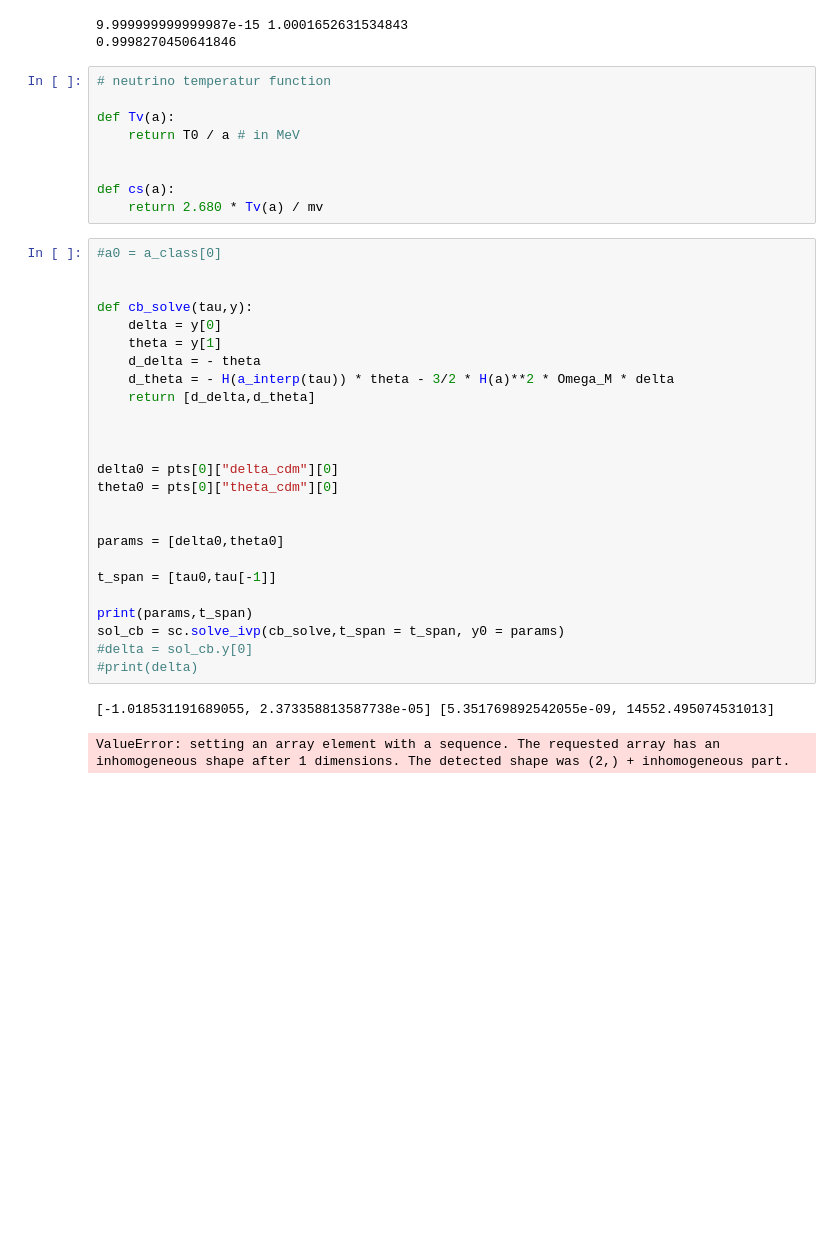
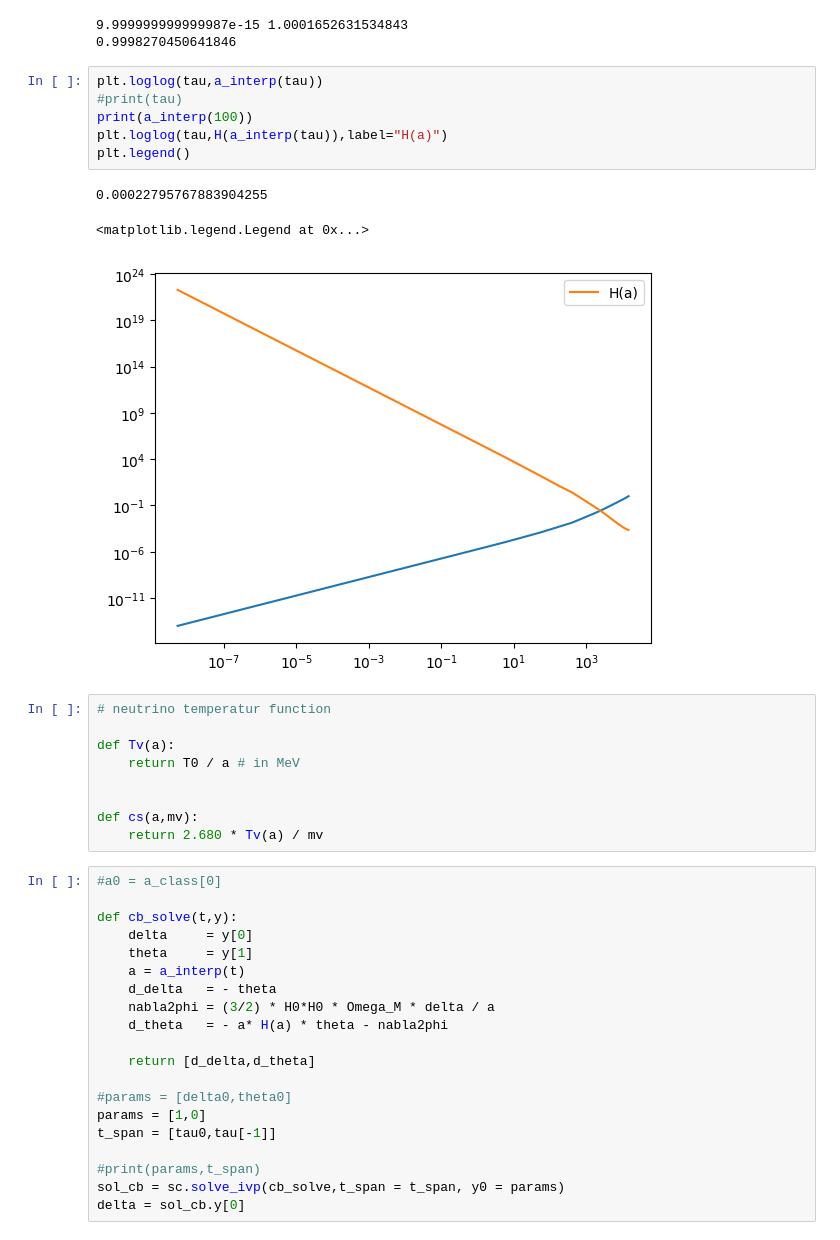
Before and after one commit to eriksteenberg/Power-spectrum-Test, a Jupyter notebook: cdm_cs_simulering.ipynb, the cells around one changed output. Saved outputs shown, nothing was run; the diff lists cells and outputs as text; blank space fills up the shorter version.

```diff
--- a/cdm_cs_simulering.ipynb
+++ b/cdm_cs_simulering.ipynb
@@ -91,6 +91,16 @@ print(a_interp(14550))
 # %% [output]
 9.999999999999987e-15 1.0001652631534843
 0.9998270450641846
+# %%
+plt.loglog(tau,a_interp(tau))
+#print(tau)
+print(a_interp(100))
+plt.loglog(tau,H(a_interp(tau)),label="H(a)")
+plt.legend()
+# %% [output]
+0.00022795767883904255
+<matplotlib.legend.Legend at 0x...>
+[figure, added]
 # %%
 # neutrino temperatur function
 
@@ -98,33 +108,25 @@ def Tv(a):
     return T0 / a # in MeV
 
 
-def cs(a):
+def cs(a,mv):
     return 2.680 * Tv(a) / mv
 # %%
 #a0 = a_class[0]
 
+def cb_solve(t,y):
+    delta     = y[0]
+    theta     = y[1]
+    a = a_interp(t)
+    d_delta   = - theta
+    nabla2phi = (3/2) * H0*H0 * Omega_M * delta / a
+    d_theta   = - a* H(a) * theta - nabla2phi
 
-def cb_solve(tau,y):
-    delta = y[0]
-    theta = y[1]
-    d_delta = - theta
-    d_theta = - H(a_interp(tau)) * theta - 3/2 * H(a)**2 * Omega_M * delta
     return [d_delta,d_theta]
 
-
-
-delta0 = pts[0]["delta_cdm"][0]
-theta0 = pts[0]["theta_cdm"][0]
-
-
-params = [delta0,theta0]
-
+#params = [delta0,theta0]
+params = [1,0]
 t_span = [tau0,tau[-1]]
 
-print(params,t_span)
+#print(params,t_span)
 sol_cb = sc.solve_ivp(cb_solve,t_span = t_span, y0 = params)
-#delta = sol_cb.y[0]
-#print(delta)
+delta = sol_cb.y[0]
-# %% [output]
-[-1.018531191689055, 2.373358813587738e-05] [5.351769892542055e-09, 14552.495074531013]
-ValueError: setting an array element with a sequence. The requested array has an inhomogeneous shape after 1 dimensions. The detected shape was (2,) + inhomogeneous part.
```
Also changed, not shown: parts of 4 cells of this notebook, 1 other file.
